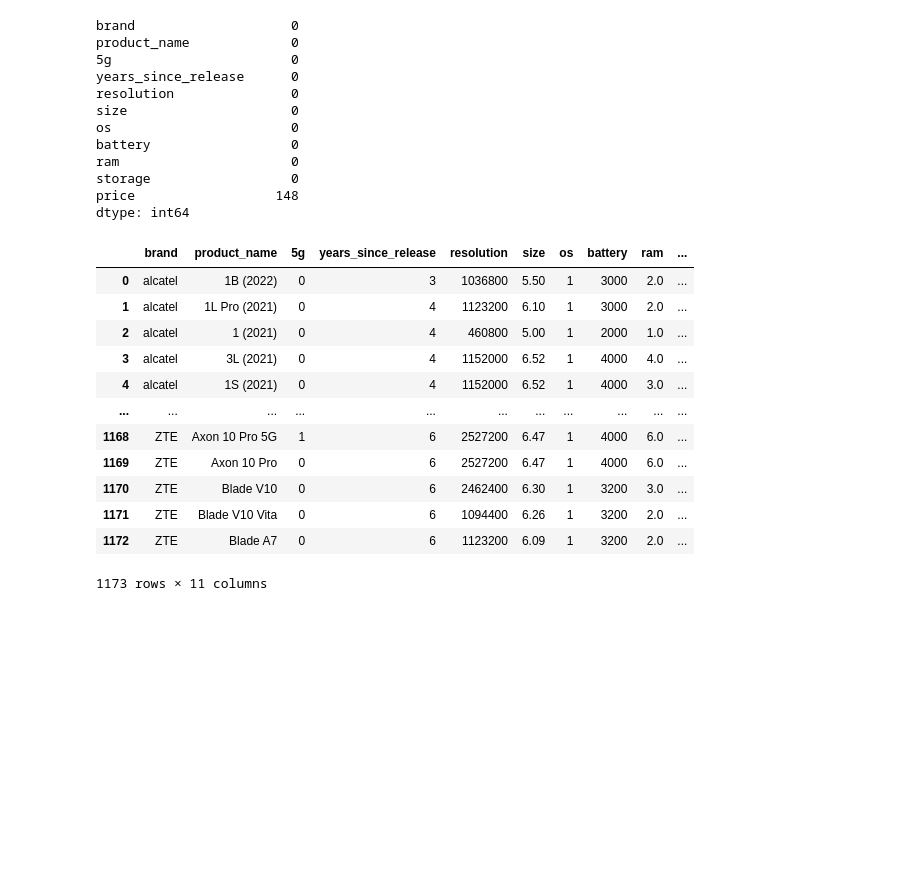
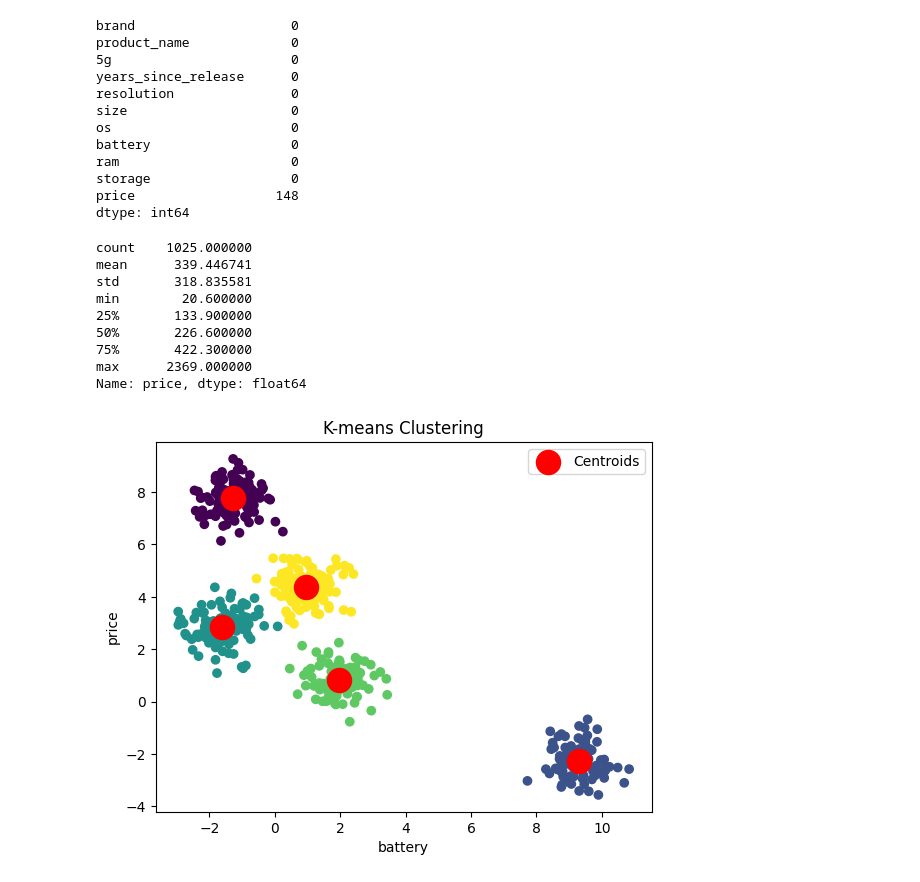
Before and after one commit to geek-kid/QueraProjectPhone, a Jupyter notebook: mobile.ipynb, the cells around one changed output. Drawn from its saved outputs; the diff is of its cells as text; code cells hidden in the pictures; blank space fills up the shorter version.

Commit message:
Clustering by using kmeans with k of 5

```diff
--- a/mobile.ipynb
+++ b/mobile.ipynb
@@ -124,18 +127,34 @@ storage                  0
 price                  148
 dtype: int64
 # %%
-detailed_df
+detailed_df['price'].describe()
 # %% [output]
-|  | brand | product_name | 5g | years_since_release | resolution | size | os | battery | ram | ... |
-| 0 | alcatel | 1B (2022) | 0 | 3 | 1036800 | 5.50 | 1 | 3000 | 2.0 | ... |
-| 1 | alcatel | 1L Pro (2021) | 0 | 4 | 1123200 | 6.10 | 1 | 3000 | 2.0 | ... |
-| 2 | alcatel | 1 (2021) | 0 | 4 | 460800 | 5.00 | 1 | 2000 | 1.0 | ... |
-| 3 | alcatel | 3L (2021) | 0 | 4 | 1152000 | 6.52 | 1 | 4000 | 4.0 | ... |
-| 4 | alcatel | 1S (2021) | 0 | 4 | 1152000 | 6.52 | 1 | 4000 | 3.0 | ... |
-| ... | ... | ... | ... | ... | ... | ... | ... | ... | ... | ... |
-| 1168 | ZTE | Axon 10 Pro 5G | 1 | 6 | 2527200 | 6.47 | 1 | 4000 | 6.0 | ... |
-| 1169 | ZTE | Axon 10 Pro | 0 | 6 | 2527200 | 6.47 | 1 | 4000 | 6.0 | ... |
-| 1170 | ZTE | Blade V10 | 0 | 6 | 2462400 | 6.30 | 1 | 3200 | 3.0 | ... |
-| 1171 | ZTE | Blade V10 Vita | 0 | 6 | 1094400 | 6.26 | 1 | 3200 | 2.0 | ... |
-| 1172 | ZTE | Blade A7 | 0 | 6 | 1123200 | 6.09 | 1 | 3200 | 2.0 | ... |
-1173 rows × 11 columns
+count    1025.000000
+mean      339.446741
+std       318.835581
+min        20.600000
+25%       133.900000
+50%       226.600000
+75%       422.300000
+max      2369.000000
+Name: price, dtype: float64
+# %%
+n_samples = 500
+n_features = 2
+n_clusters = 5
+X, y = make_blobs(n_samples=n_samples, centers=n_clusters, cluster_std=0.60, random_state=0)
+# %%
+data = pd.DataFrame(X, columns=['battery', 'price'])
+# %%
+kmeans = KMeans(n_clusters=n_clusters, random_state=0)
+data['Cluster'] = kmeans.fit_predict(X)
+# Visualize the clusters (if applicable)
+plt.scatter(data['battery'], data['price'], c=data['Cluster'], cmap='viridis')
+plt.scatter(kmeans.cluster_centers_[:, 0], kmeans.cluster_centers_[:, 1], s=300, c='red', label='Centroids')
+plt.title('K-means Clustering')
+plt.xlabel('battery')
+plt.ylabel('price')
+plt.legend()
+plt.show()
+# %% [output]
+[figure, added]
```
Also changed, not shown: parts of 1 cell of this notebook.
